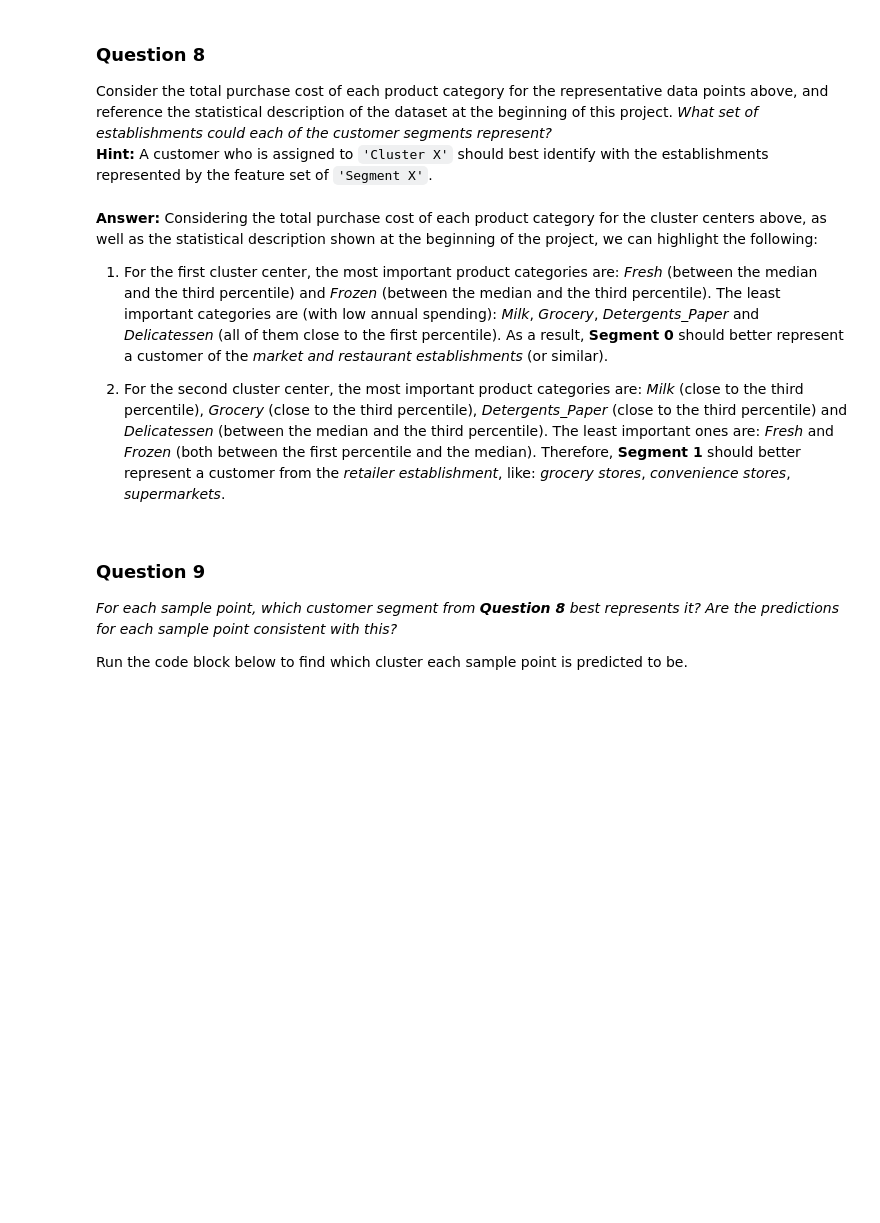
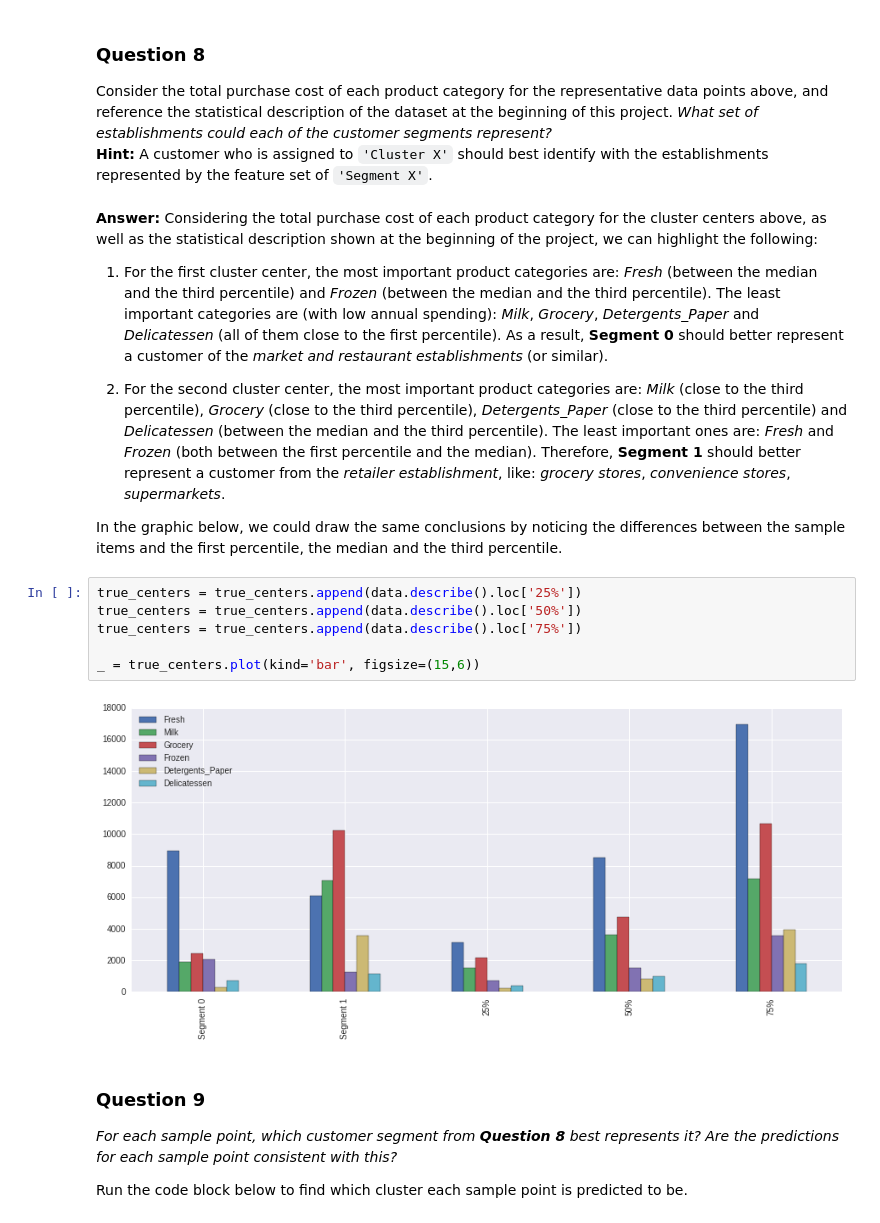
Before and after one commit to iuriramos/customer-segments, a Jupyter notebook: customer_segments.ipynb, the cells around one changed output. Drawn from its saved outputs; the diff is of its cells as text; blank space fills up the shorter version.

```diff
--- a/customer_segments.ipynb
+++ b/customer_segments.ipynb
@@ -495,6 +504,16 @@ statistical description shown at the beginning of the project, we can highlight
 1. For the first cluster center, the most important product categories are: *Fresh* (between the median and the third percentile) and *Frozen* (between the median and the third percentile). The least important categories are (with low annual spending): *Milk*, *Grocery*, *Detergents_Paper* and *Delicatessen* (all of them close to the first percentile). As a result, **Segment 0** should better represent a customer of the *market and restaurant establishments* (or similar).
 
 2. For the second cluster center, the most important product categories are: *Milk* (close to the third percentile),  *Grocery* (close to the third percentile), *Detergents_Paper* (close to the third percentile) and *Delicatessen* (between the median and the third percentile). The least important ones are: *Fresh* and *Frozen* (both between the first percentile and the median). Therefore, **Segment 1** should better represent a customer from the *retailer establishment*, like: *grocery stores*, *convenience stores*, *supermarkets*.
+
+In the graphic below, we could draw the same conclusions by noticing the differences between the sample items and the first percentile, the median and the third percentile.
+# %%
+true_centers = true_centers.append(data.describe().loc['25%'])
+true_centers = true_centers.append(data.describe().loc['50%'])
+true_centers = true_centers.append(data.describe().loc['75%'])
+
+_ = true_centers.plot(kind='bar', figsize=(15,6))
+# %% [output]
+[figure, added]
 # %% [markdown]
 ### Question 9
 *For each sample point, which customer segment from* ***Question 8*** *best represents it? Are the predictions for each sample point consistent with this?*
```
Also changed, not shown: parts of 13 cells of this notebook, 1 other file.
